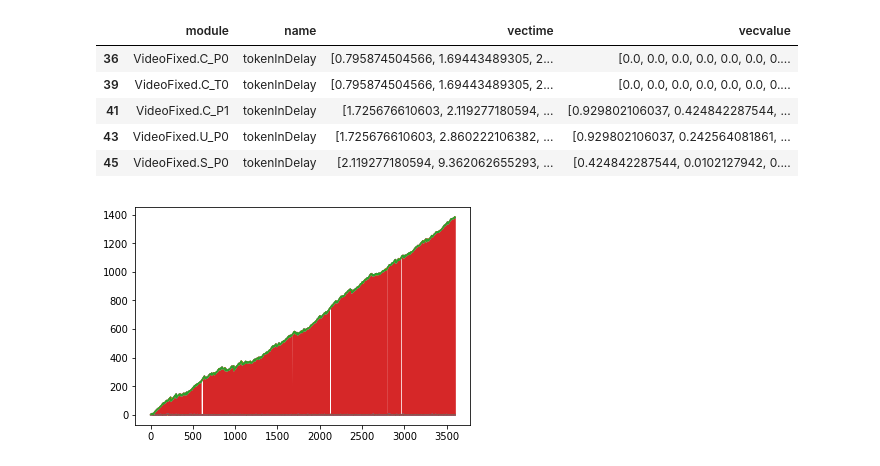
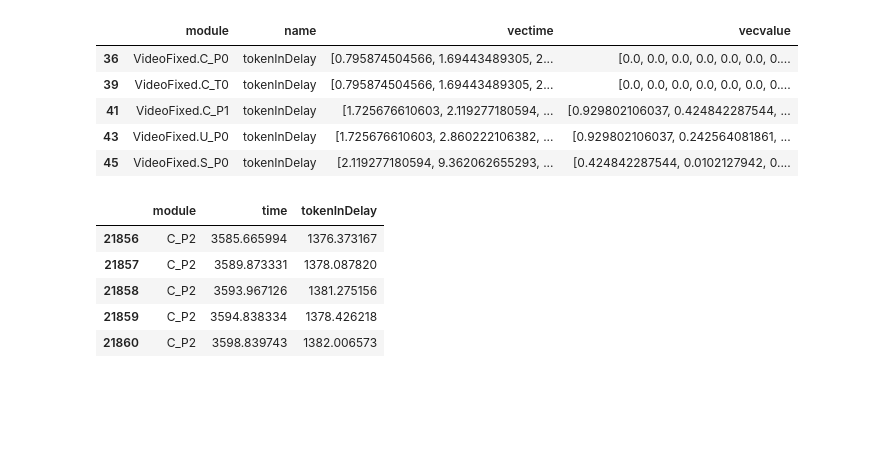
Before and after one commit to CN-UPB/ns-simulation-compiler, a Jupyter notebook: eval/eval.ipynb, the cells around one changed output. Cells and saved outputs as stored; diff of their text form; code cells hidden in the pictures; blank space fills up the shorter version.

```diff
--- a/eval/eval.ipynb
+++ b/eval/eval.ipynb
@@ -60,7 +61,0 @@ delays.head()
-# %%
-# increasing delay indicates bottleneck
-# TODO: nicer visualization
-for row in delays.itertuples():
-    plt.plot(row.vectime, row.vecvalue)
-# %% [output]
-[figure, removed]
@@ -66,0 +72,10 @@ for row in delays.itertuples():
+# %%
+delays = organize_delays(delays)
+delays.tail()
+# %% [output]
+|  | module | time | tokenInDelay |
+| 21856 | C_P2 | 3585.665994 | 1376.373167 |
+| 21857 | C_P2 | 3589.873331 | 1378.087820 |
+| 21858 | C_P2 | 3593.967126 | 1381.275156 |
+| 21859 | C_P2 | 3594.838334 | 1378.426218 |
+| 21860 | C_P2 | 3598.839743 | 1382.006573 |
```
Also changed, not shown: parts of 6 cells of this notebook.
